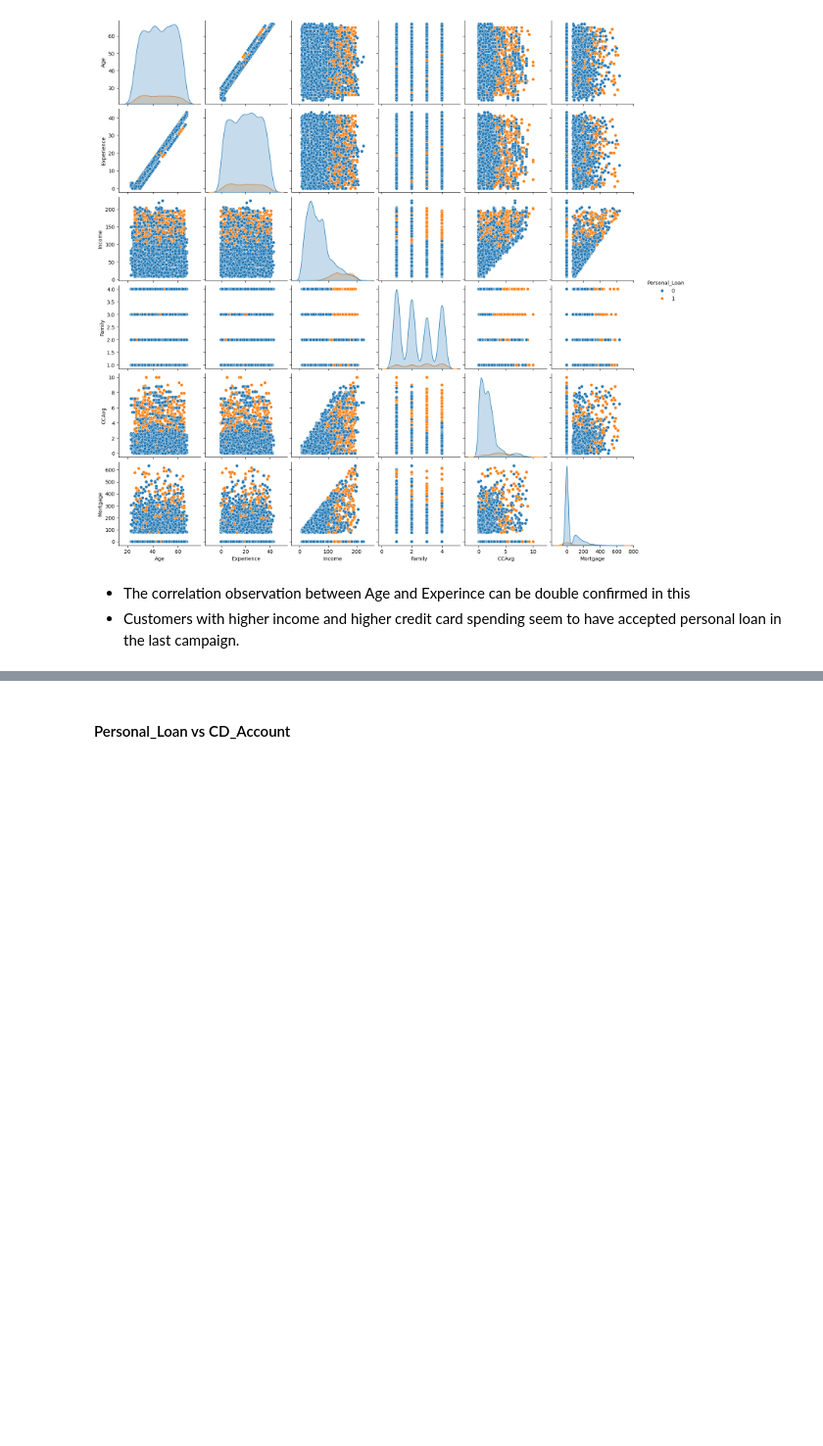
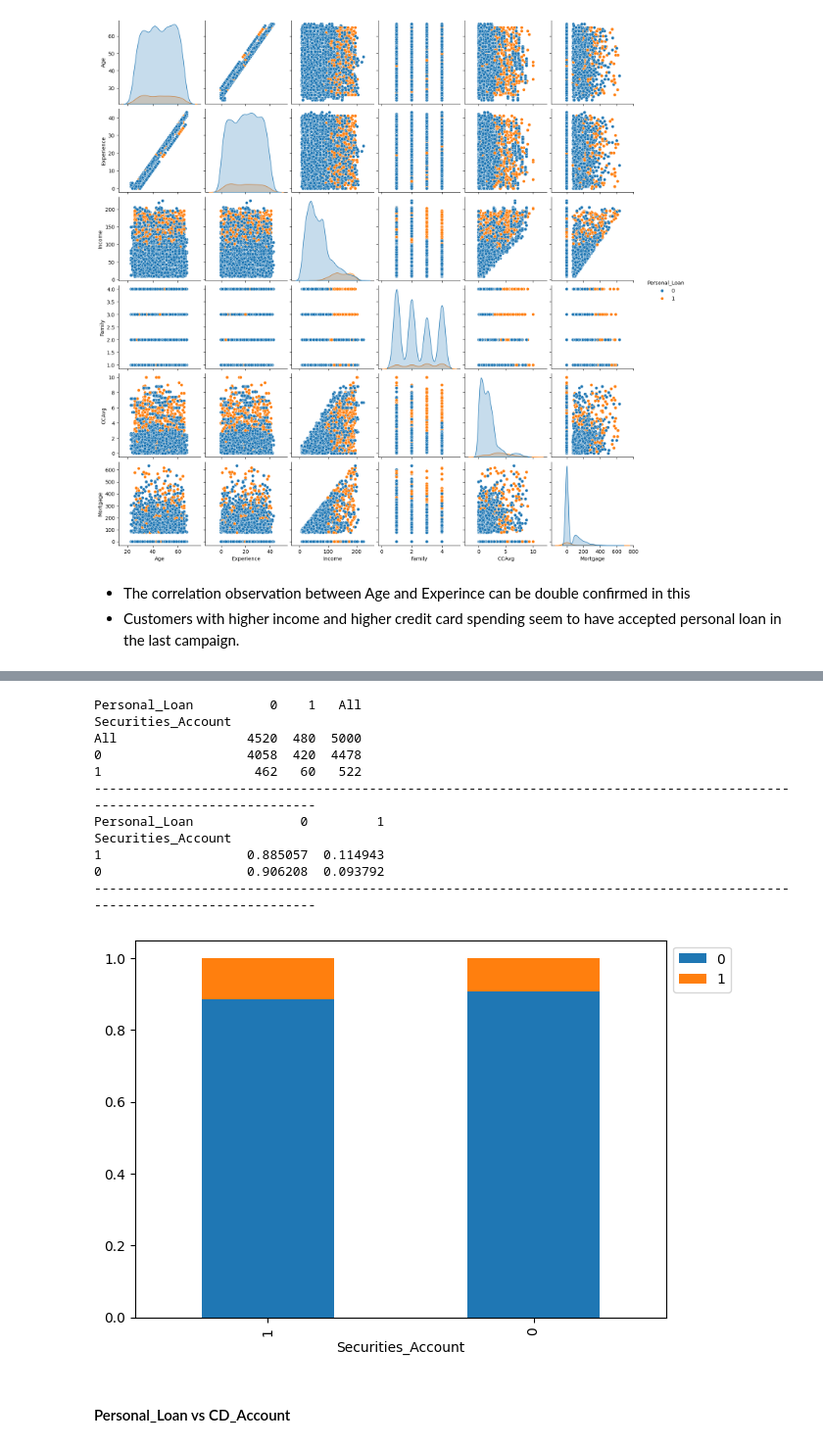
Before and after one commit to RashmiJK/PGP-AIML-PersonalLoan-ML, a Jupyter notebook: loan_purchase_modelling_dt.ipynb, the cells around one changed output, grey strips where cells are left out. Shown at 98% size. Cells and saved outputs as stored; diff of their text form; code cells hidden in the pictures; blank space fills up the shorter version.

```diff
--- a/loan_purchase_modelling_dt.ipynb
+++ b/loan_purchase_modelling_dt.ipynb
@@ -633,3 +670,18 @@ stacked_barplot(_______) ## Complete the code to plot stacked barplot for Person
+# %%
+stacked_barplot(data, "Securities_Account", "Personal_Loan")
+# %% [output]
+Personal_Loan          0    1   All
+Securities_Account
+All                 4520  480  5000
+0                   4058  420  4478
+1                    462   60   522
+------------------------------------------------------------------------------------------------------------------------
+Personal_Loan              0         1
+Securities_Account
+1                   0.885057  0.114943
+0                   0.906208  0.093792
+------------------------------------------------------------------------------------------------------------------------
+[figure, added]
 # %% [markdown]
 #### Personal_Loan vs CD_Account
 # %%
```
Also changed, not shown: parts of 11 cells of this notebook.
